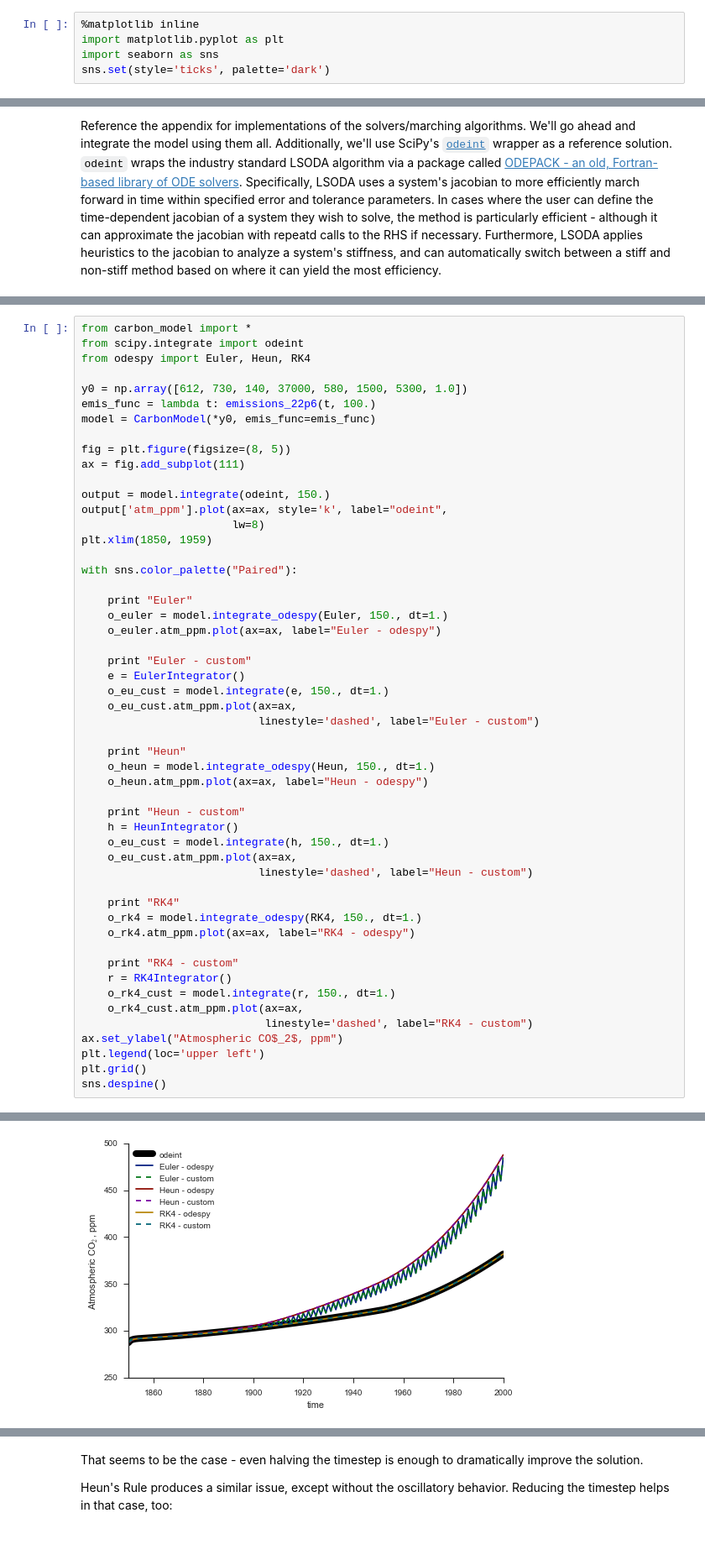
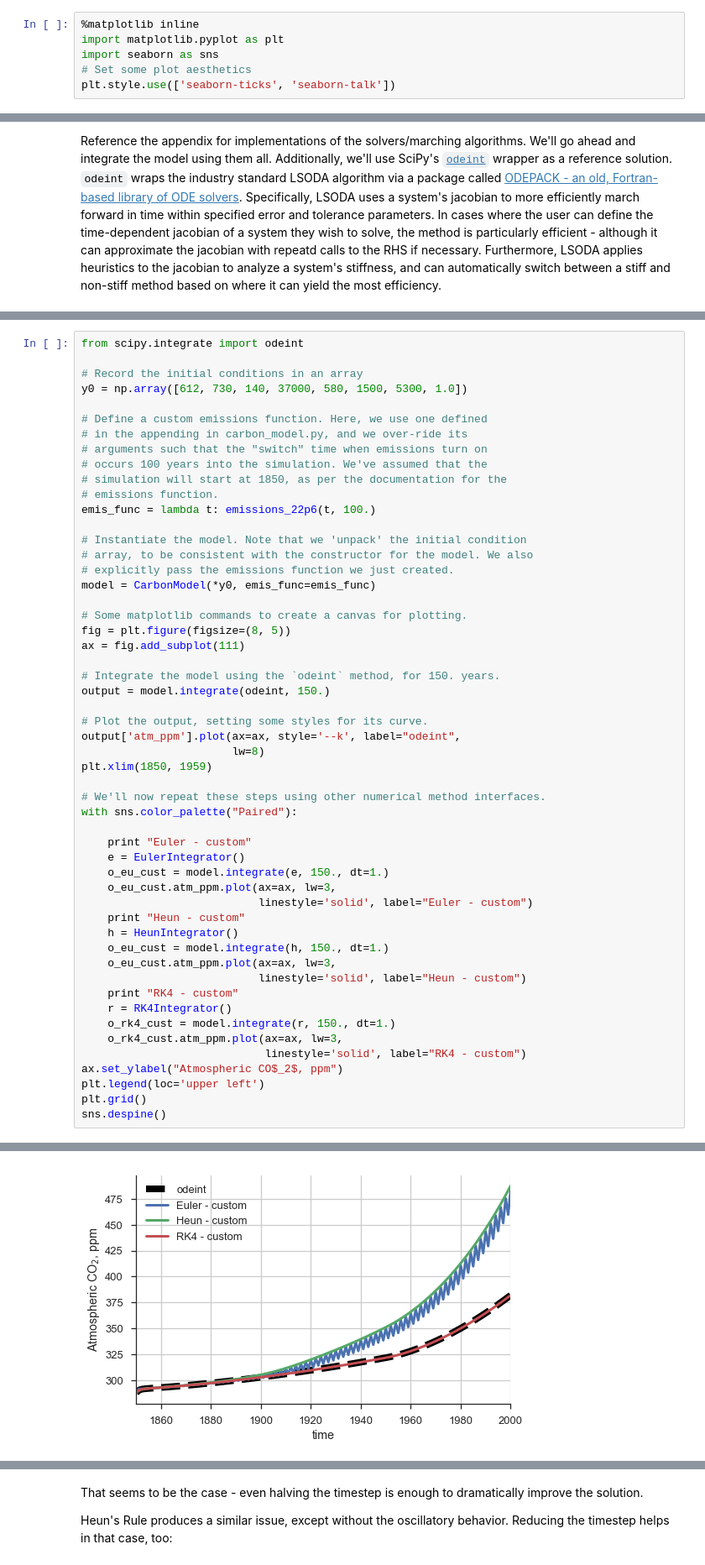
Before and after one commit to darothen/128.806_CME, a Jupyter notebook: soln/solution_with_notes.ipynb, the cells around one changed output, grey strips where cells are left out. Shown at 84% size. Drawn from its saved outputs; the diff is of its cells as text; blank space fills up the shorter version.

```diff
--- a/soln/solution_with_notes.ipynb
+++ b/soln/solution_with_notes.ipynb
@@ -24,4 +23,5 @@ Visualization library imports - Matplotlib with Seaborn for aesthetic tweaks
 %matplotlib inline
 import matplotlib.pyplot as plt
 import seaborn as sns
-sns.set(style='ticks', palette='dark')
+# Set some plot aesthetics
+plt.style.use(['seaborn-ticks', 'seaborn-talk'])
@@ -371,51 +465,52 @@ o.M1.plot()
 # %%
-from carbon_model import *
 from scipy.integrate import odeint
-from odespy import Euler, Heun, RK4
 
+# Record the initial conditions in an array
 y0 = np.array([612, 730, 140, 37000, 580, 1500, 5300, 1.0])
+
+# Define a custom emissions function. Here, we use one defined
+# in the appending in carbon_model.py, and we over-ride its
+# arguments such that the "switch" time when emissions turn on
+# occurs 100 years into the simulation. We've assumed that the
+# simulation will start at 1850, as per the documentation for the
+# emissions function.
 emis_func = lambda t: emissions_22p6(t, 100.)
+
+# Instantiate the model. Note that we 'unpack' the initial condition
+# array, to be consistent with the constructor for the model. We also
+# explicitly pass the emissions function we just created.
 model = CarbonModel(*y0, emis_func=emis_func)
 
+# Some matplotlib commands to create a canvas for plotting.
 fig = plt.figure(figsize=(8, 5))
 ax = fig.add_subplot(111)
 
+# Integrate the model using the `odeint` method, for 150. years.
 output = model.integrate(odeint, 150.)
-output['atm_ppm'].plot(ax=ax, style='k', label="odeint",
+
+# Plot the output, setting some styles for its curve.
+output['atm_ppm'].plot(ax=ax, style='--k', label="odeint",
                        lw=8)
 plt.xlim(1850, 1959)
 
+# We'll now repeat these steps using other numerical method interfaces.
 with sns.color_palette("Paired"):
-
-    print "Euler"
-    o_euler = model.integrate_odespy(Euler, 150., dt=1.)
-    o_euler.atm_ppm.plot(ax=ax, label="Euler - odespy")
 
     print "Euler - custom"
     e = EulerIntegrator()
     o_eu_cust = model.integrate(e, 150., dt=1.)
-    o_eu_cust.atm_ppm.plot(ax=ax,
-                           linestyle='dashed', label="Euler - custom")
-
-    print "Heun"
-    o_heun = model.integrate_odespy(Heun, 150., dt=1.)
-    o_heun.atm_ppm.plot(ax=ax, label="Heun - odespy")
-
+    o_eu_cust.atm_ppm.plot(ax=ax, lw=3,
+                           linestyle='solid', label="Euler - custom")
     print "Heun - custom"
     h = HeunIntegrator()
     o_eu_cust = model.integrate(h, 150., dt=1.)
-    o_eu_cust.atm_ppm.plot(ax=ax,
-                           linestyle='dashed', label="Heun - custom")
-
-    print "RK4"
-    o_rk4 = model.integrate_odespy(RK4, 150., dt=1.)
-    o_rk4.atm_ppm.plot(ax=ax, label="RK4 - odespy")
-
+    o_eu_cust.atm_ppm.plot(ax=ax, lw=3,
+                           linestyle='solid', label="Heun - custom")
     print "RK4 - custom"
     r = RK4Integrator()
     o_rk4_cust = model.integrate(r, 150., dt=1.)
-    o_rk4_cust.atm_ppm.plot(ax=ax,
-                            linestyle='dashed', label="RK4 - custom")
+    o_rk4_cust.atm_ppm.plot(ax=ax, lw=3,
+                            linestyle='solid', label="RK4 - custom")
 ax.set_ylabel("Atmospheric CO$_2$, ppm")
 plt.legend(loc='upper left')
 plt.grid()
@@ -429,5 +521,5 @@ RK4
 RK4 - custom
-[figure, old version]
+[figure, new version]
 # %% [markdown]
 There are a few things to note on this plot.
 
```
Also changed, not shown: parts of 69 cells of this notebook, 39 other files.
